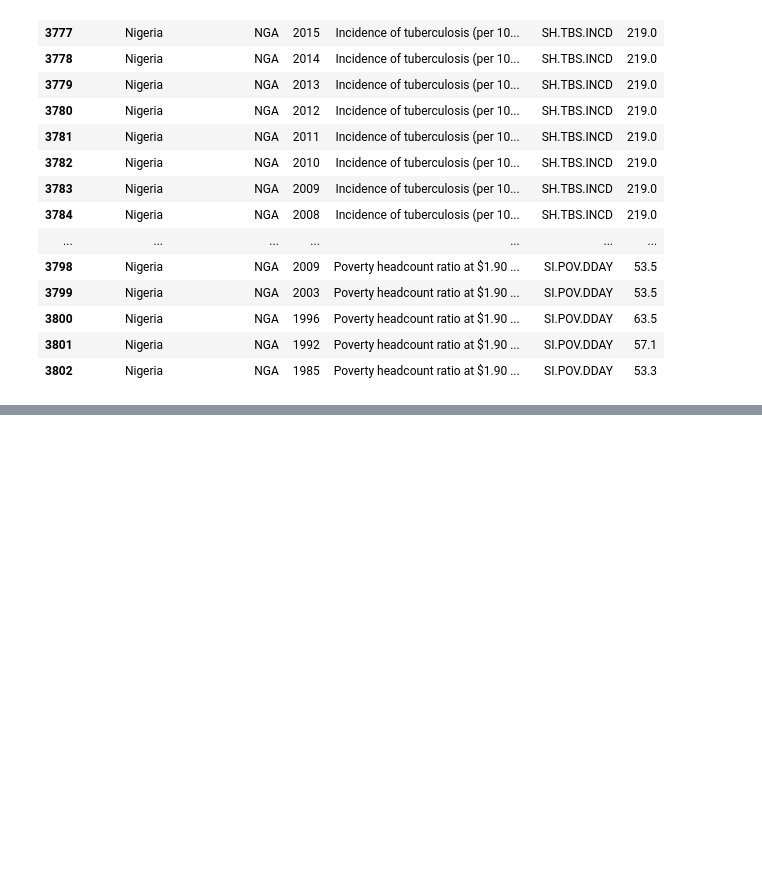
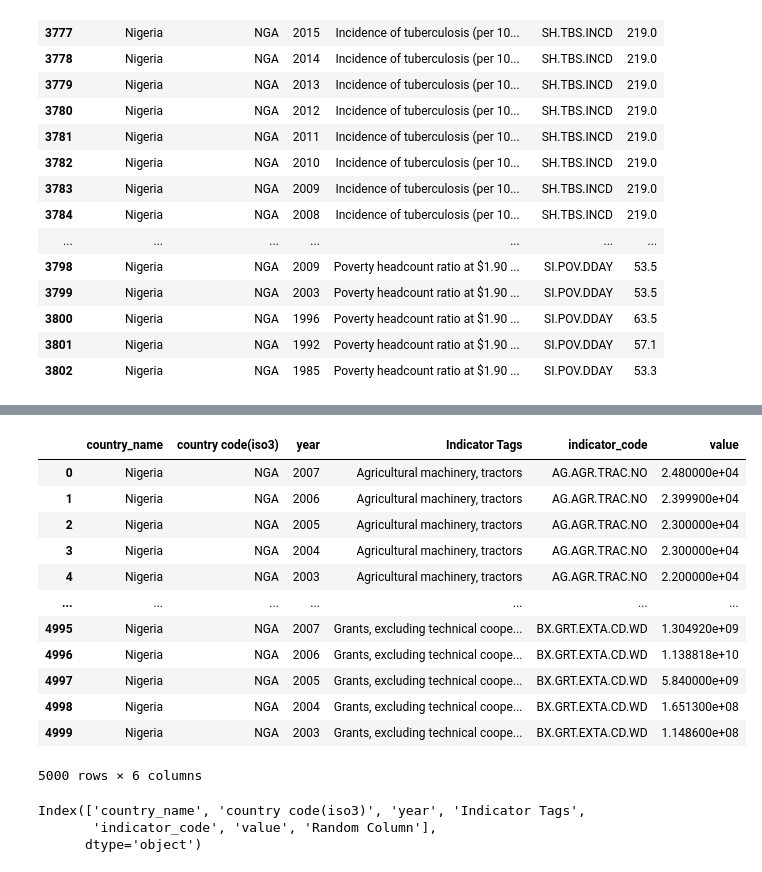
Before and after one commit to jibzus/TheGradientBoost2020, a Jupyter notebook: Exercise 2/Exercise 2.ipynb, the cells around one changed output, grey strips where cells are left out. Drawn from its saved outputs; the diff is of its cells as text; code cells hidden in the pictures; blank space fills up the shorter version.

```diff
--- a/Exercise 2/Exercise 2.ipynb
+++ b/Exercise 2/Exercise 2.ipynb
@@ -202,0 +241,28 @@ Name: 0, dtype: object
+# %%
+#Transitioning from iloc to loc. It looks like loc involves the use of labels, instead of the specific address of the row/column if you (more than likely) don't know what that is
+
+file.loc[file['country_name'].isin(['Nigeria'])]
+# %% [output]
+|  | country_name | country code(iso3) | year | Indicator Tags | indicator_code | value |
+| 0 | Nigeria | NGA | 2007 | Agricultural machinery, tractors | AG.AGR.TRAC.NO | 2.480000e+04 |
+| 1 | Nigeria | NGA | 2006 | Agricultural machinery, tractors | AG.AGR.TRAC.NO | 2.399900e+04 |
+| 2 | Nigeria | NGA | 2005 | Agricultural machinery, tractors | AG.AGR.TRAC.NO | 2.300000e+04 |
+| 3 | Nigeria | NGA | 2004 | Agricultural machinery, tractors | AG.AGR.TRAC.NO | 2.300000e+04 |
+| 4 | Nigeria | NGA | 2003 | Agricultural machinery, tractors | AG.AGR.TRAC.NO | 2.200000e+04 |
+| ... | ... | ... | ... | ... | ... | ... |
+| 4995 | Nigeria | NGA | 2007 | Grants, excluding technical coope... | BX.GRT.EXTA.CD.WD | 1.304920e+09 |
+| 4996 | Nigeria | NGA | 2006 | Grants, excluding technical coope... | BX.GRT.EXTA.CD.WD | 1.138818e+10 |
+| 4997 | Nigeria | NGA | 2005 | Grants, excluding technical coope... | BX.GRT.EXTA.CD.WD | 5.840000e+09 |
+| 4998 | Nigeria | NGA | 2004 | Grants, excluding technical coope... | BX.GRT.EXTA.CD.WD | 1.651300e+08 |
+| 4999 | Nigeria | NGA | 2003 | Grants, excluding technical coope... | BX.GRT.EXTA.CD.WD | 1.148600e+08 |
+5000 rows × 6 columns
+# %%
+# Introducing a new column now, and filling it with random values, to try out the ability to manipulate new columns. But I am using another assignment to keep the original DF intact
+
+new_df = file
+new_df['Random Column'] = np.random.rand(5000,1)
+new_df.columns
+# %% [output]
+Index(['country_name', 'country code(iso3)', 'year', 'Indicator Tags',
+       'indicator_code', 'value', 'Random Column'],
+      dtype='object')
```
Also changed, not shown: parts of 7 cells of this notebook.
